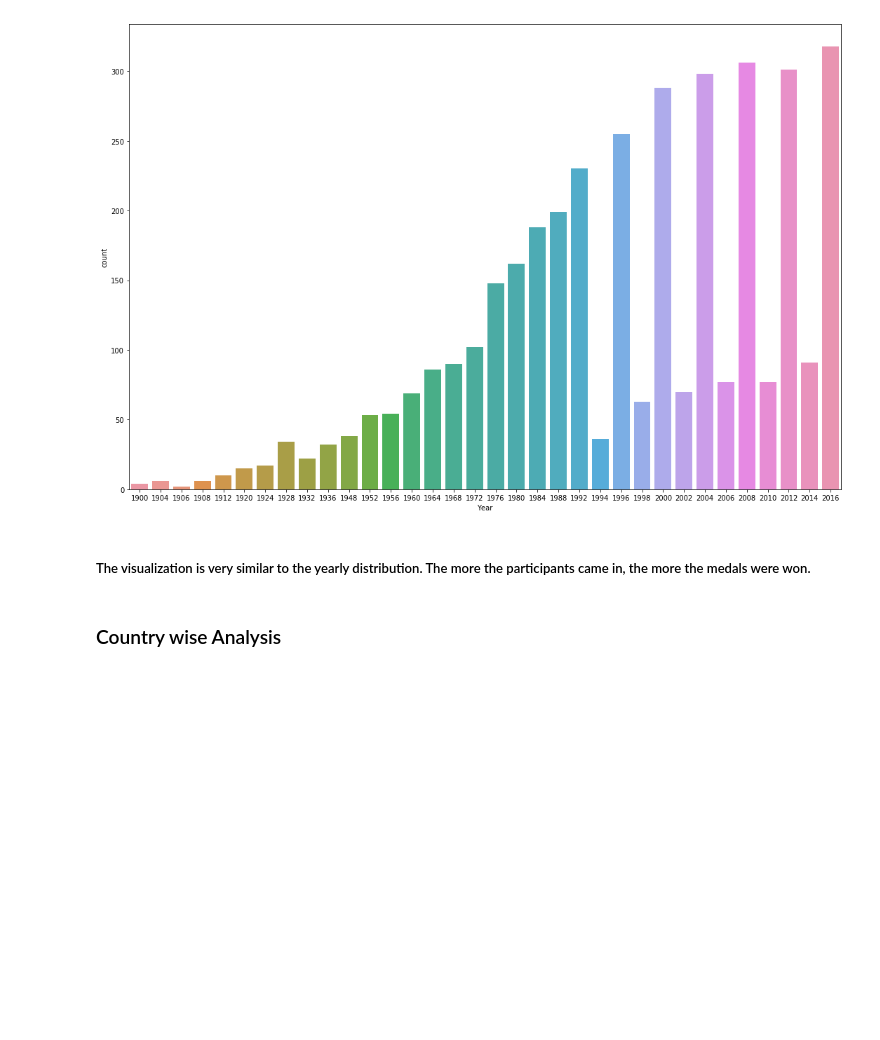
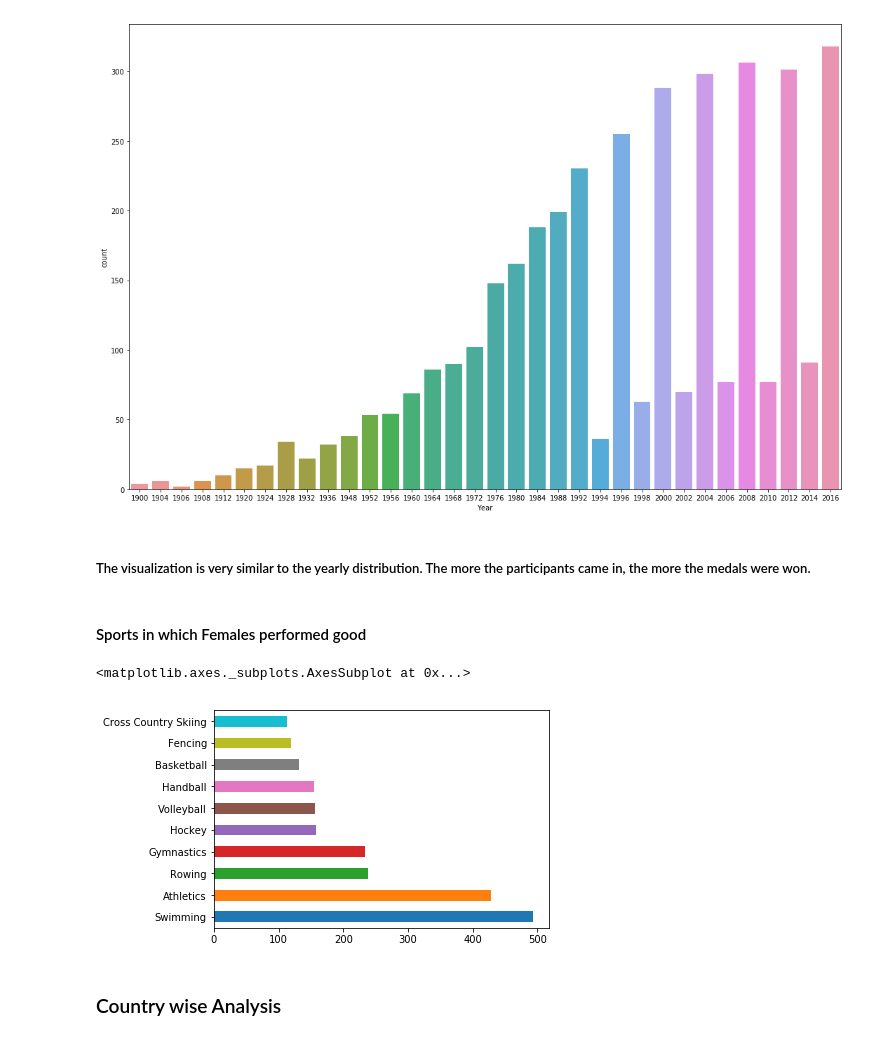
Before and after one commit to mujadadrao/OlympicsEDA, a Jupyter notebook: OlympicsEDA.ipynb, the cells around one changed output. Saved outputs shown, nothing was run; the diff lists cells and outputs as text; code cells hidden in the pictures; blank space fills up the shorter version.

```diff
--- a/OlympicsEDA.ipynb
+++ b/OlympicsEDA.ipynb
@@ -297,6 +311,14 @@ plt.tight_layout()
 [figure]
 # %% [markdown]
 ##### The visualization is very similar to the yearly distribution. The more the participants came in, the more the medals were won.
+# %% [markdown]
+#### Sports in which Females performed good
+# %%
+female_sports = df_ath[(df_ath['Sex'] == 'F') & (df_ath['Medal'] == 'Gold')]['Sport'].value_counts()
+female_sports.head(10).plot.barh()
+# %% [output]
+<matplotlib.axes._subplots.AxesSubplot at 0x...>
+[figure, added]
 # %% [markdown]
 ### Country wise Analysis
 # %% [markdown]
```
Also changed, not shown: parts of 18 cells of this notebook.
